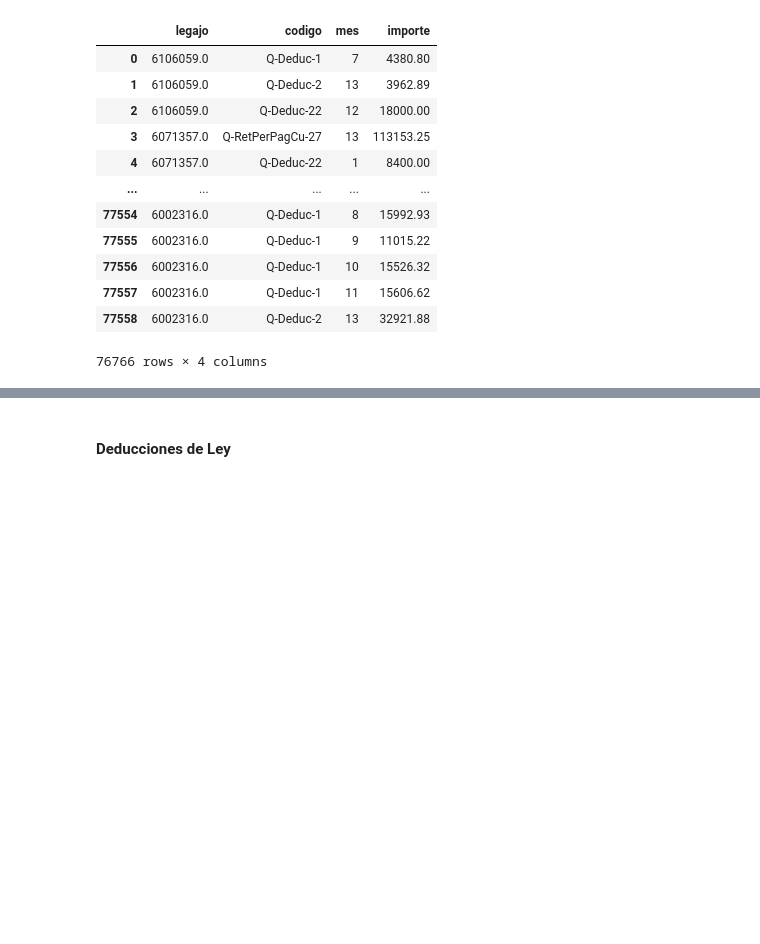
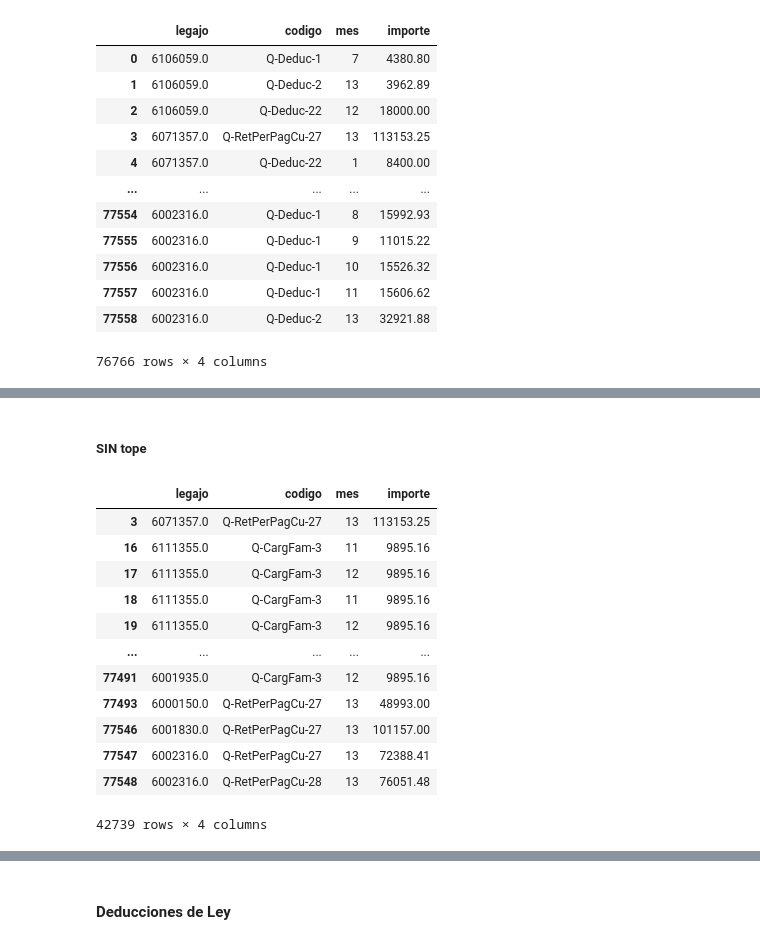
Before and after one commit to casasrodri/ganancias-cuarta-categoria, a Jupyter notebook: 3-Cálculo deducc.ipynb, the cells around one changed output, grey strips where cells are left out. Saved outputs shown, nothing was run; the diff lists cells and outputs as text; code cells hidden in the pictures; blank space fills up the shorter version.

```diff
--- a/3-Cálculo deducc.ipynb
+++ b/3-Cálculo deducc.ipynb
@@ -99,0 +102,36 @@ prorrateos
+# %%
+deducciones_con_tope = {
+
+    'fijo': {
+        'Q-Deduc-22':	252_564.84,
+        'Q-Deduc-24':	42_921.24,
+        'Q-Deduc-8':	252_564.84,
+        'Q-Deduc-32':	101_025.94,
+        'Q-Deduc-4':	20_000,
+        'Q-Deduc-23':	42_921.24,
+        'Q-Deduc-2':	42_921.24,
+    },
+
+    'variable': [
+        'Q-Deduc-1',
+        'Q-Deduc-3',
+        'Q-Deduc-7',
+    ]
+}
+
+
+cod_tope_fijo = list(deducciones_con_tope['fijo'].keys())
+cod_tope_var = deducciones_con_tope['variable']
+
+cod_tope = cod_tope_fijo.extend(cod_tope_var)
+
+
+
+
+df_topes_fijos = []
+
+for cod, tope in deducciones_con_tope['fijo'].items():
+    df_topes_fijos.append({'codigo': cod, 'tope_anual': tope})
+
+df_topes_fijos = pd.DataFrame.from_records(df_topes_fijos)
+df_topes_fijos
@@ -99,0 +147,19 @@ prorrateos
+# %% [markdown]
+##### SIN tope
+# %%
+f572_sin_tope = f572[~f572['codigo'].isin(cod_tope)]
+f572_sin_tope
+# %% [output]
+|  | legajo | codigo | mes | importe |
+| 3 | 6071357.0 | Q-RetPerPagCu-27 | 13 | 113153.25 |
+| 16 | 6111355.0 | Q-CargFam-3 | 11 | 9895.16 |
+| 17 | 6111355.0 | Q-CargFam-3 | 12 | 9895.16 |
+| 18 | 6111355.0 | Q-CargFam-3 | 11 | 9895.16 |
+| 19 | 6111355.0 | Q-CargFam-3 | 12 | 9895.16 |
+| ... | ... | ... | ... | ... |
+| 77491 | 6001935.0 | Q-CargFam-3 | 12 | 9895.16 |
+| 77493 | 6000150.0 | Q-RetPerPagCu-27 | 13 | 48993.00 |
+| 77546 | 6001830.0 | Q-RetPerPagCu-27 | 13 | 101157.00 |
+| 77547 | 6002316.0 | Q-RetPerPagCu-27 | 13 | 72388.41 |
+| 77548 | 6002316.0 | Q-RetPerPagCu-28 | 13 | 76051.48 |
+42739 rows × 4 columns
```
Also changed, not shown: parts of 16 cells of this notebook, 2 other files.
